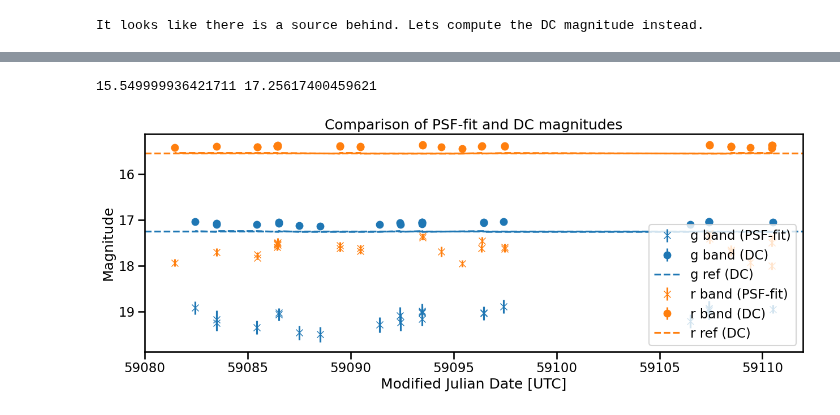
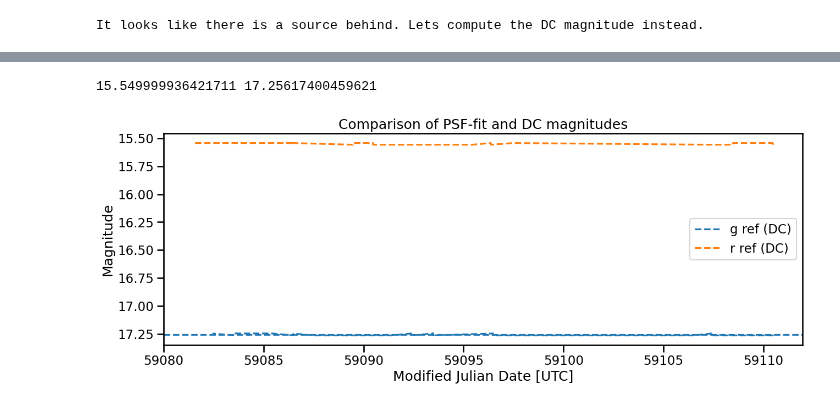
Before and after one commit to ManuGangler/FAnomAlly, a Jupyter notebook: notebook/data-transfer.ipynb, the cells around one changed output, grey strips where cells are left out. Cells and saved outputs as stored; diff of their text form; code cells hidden in the pictures.

Commit message:
graphe flux + dc functions

```diff
--- a/notebook/data-transfer.ipynb
+++ b/notebook/data-transfer.ipynb
@@ -389,51 +217,52 @@ filtdic = {1: 'g', 2: 'r'}
 for filt in np.unique(df_valid['fid']):
     maskFilt = df_valid['fid'] == filt
 
-    plt.errorbar(
+    """plt.errorbar(
         df_valid[maskFilt]['jd'].apply(lambda x: x - 2400000.5),
         df_valid[maskFilt]['magpsf'],
         df_valid[maskFilt]['sigmapsf'],
         ls = '', marker='x',
         color=colordic[filt],
         label='{} band (PSF-fit)'.format(filtdic[filt]),
-    )
+    )"""
 
-    plt.errorbar(
+
+    """plt.errorbar(
         df_valid[maskFilt]['jd'].apply(lambda x: x - 2400000.5),
         df_valid[maskFilt]['mag_dc'],
         df_valid[maskFilt]['err_dc'],
         ls = '', marker='o',
         color=colordic[filt],
         label='{} band (DC)'.format(filtdic[filt]),
-    )
+    )"""
     #pour montrer s'il y a une variance dans la reference
     plt.errorbar(
         df_valid[maskFilt]['jd'].apply(lambda x: x - 2400000.5),
         df_valid[maskFilt]['magnr'],
         ls = '--',
         color=colordic[filt],
         label='{} ref (DC)'.format(filtdic[filt]),
     )
 
 
 ref_r = df_valid['magnr']*(df_valid['fid']==2)
 
 ref_r = (ref_r[ref_r != 0]).mean()
 
 ref_g = df_valid['magnr']*(df_valid['fid']==1)
 
 ref_g = (ref_g[ref_g != 0]).mean()
 
 
 print(ref_r, ref_g)
 # c'est de valeurs moyennes mais sont -ils resonnables ?
-plt.axhline(y=ref_r, color=colordic[2], linestyle='--')
+#plt.axhline(y=ref_r, color=colordic[2], linestyle='--')
 plt.axhline(y=ref_g, color=colordic[1], linestyle='--')
 plt.gca().invert_yaxis()
 plt.legend()
 plt.title('Comparison of PSF-fit and DC magnitudes')
 plt.xlabel('Modified Julian Date [UTC]')
 plt.ylabel('Magnitude');
 # %% [output]
 15.549999936421711 17.25617400459621
-[figure, old version]
+[figure, new version]
```
Also changed, not shown: parts of 20 cells of this notebook, 1 other file.
